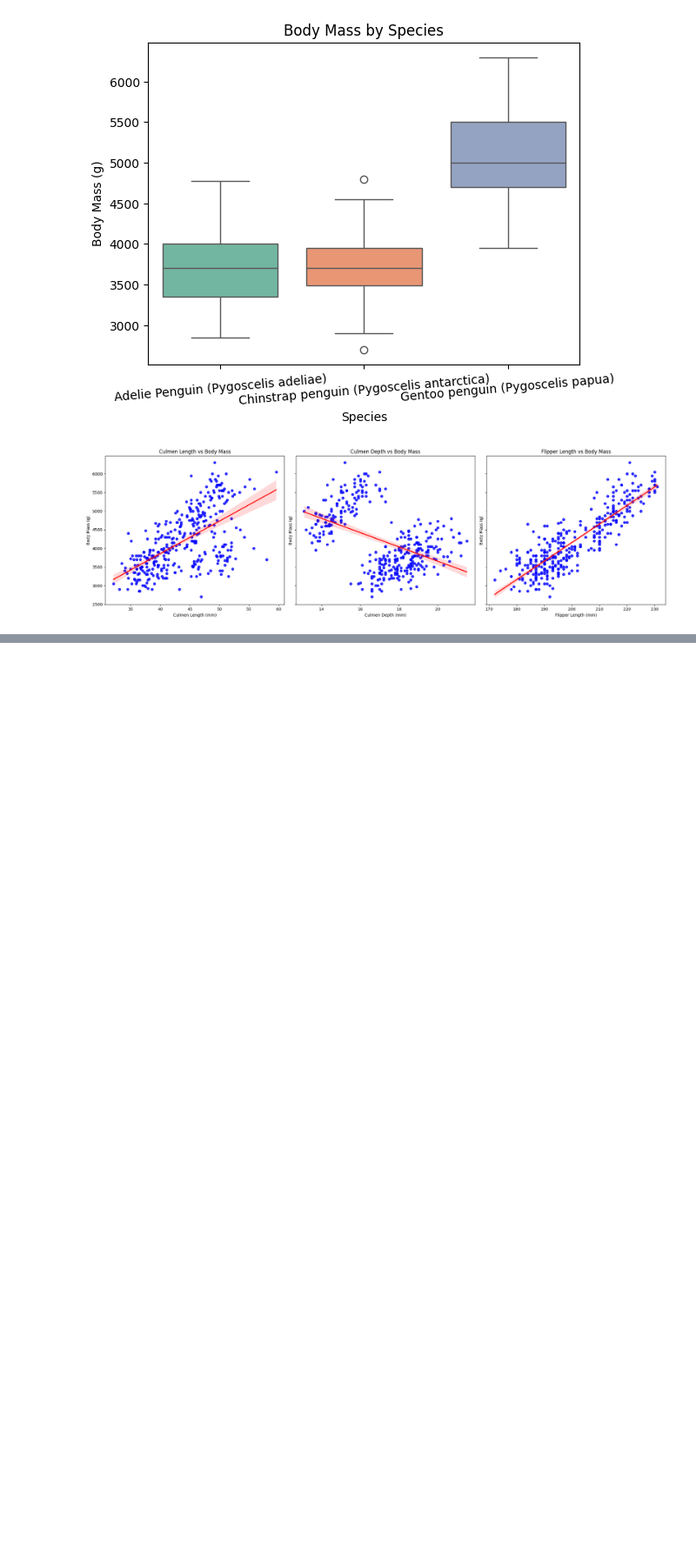
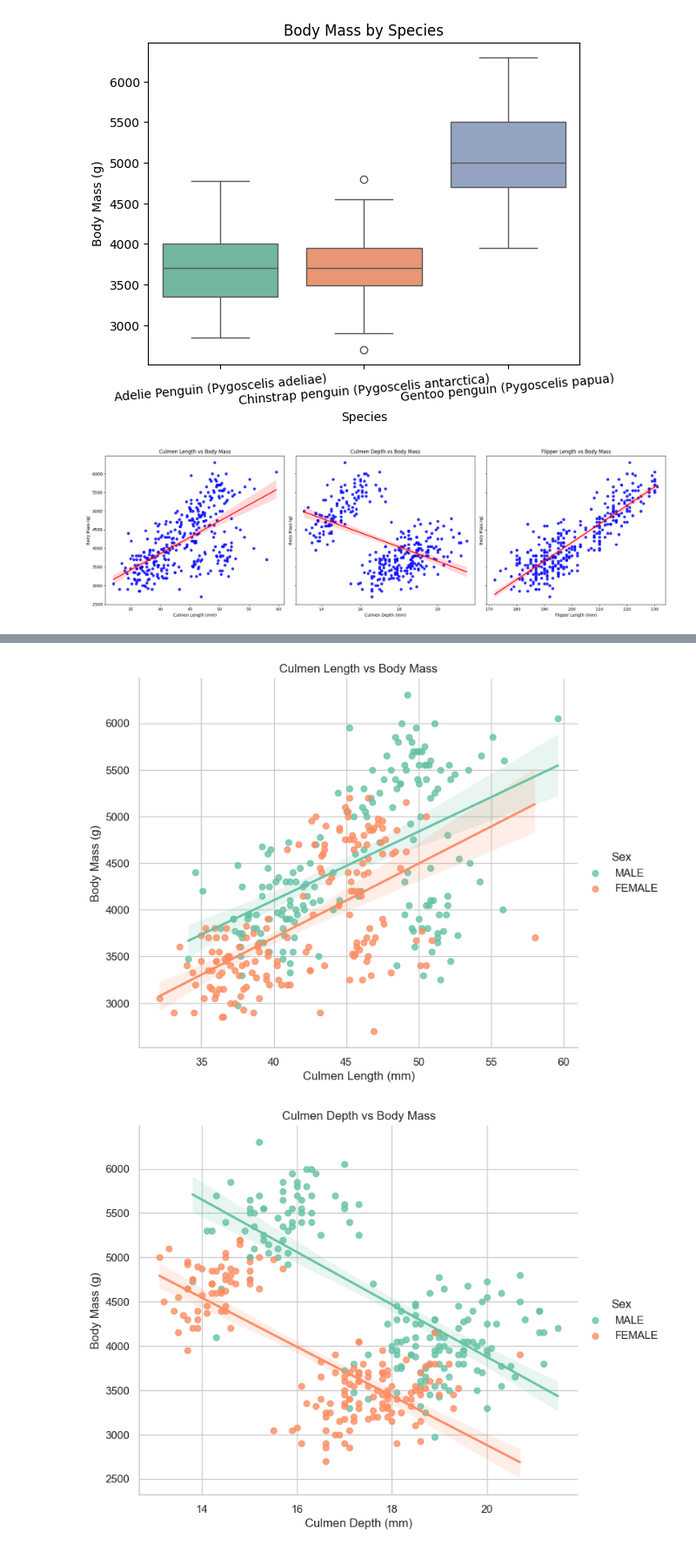
Before and after one commit to G-Bielokozowicz/Palmer-Archipelage-Penguins-Analysis, a Jupyter notebook: main.ipynb, the cells around one changed output, grey strips where cells are left out. Shown at 87% size. Cells and saved outputs as stored; diff of their text form; code cells hidden in the pictures; blank space fills up the shorter version.

```diff
--- a/main.ipynb
+++ b/main.ipynb
@@ -345,0 +419,48 @@ plt.show()
+# %%
+# Regression 1: Culmen Length vs Body Mass
+sns.lmplot(
+    data=df,
+    x="Culmen Length (mm)",
+    y="Body Mass (g)",
+    hue="Sex",
+    palette="Set2",
+    height=6,
+    aspect=1.2
+)
+plt.title("Culmen Length vs Body Mass")
+plt.xlabel("Culmen Length (mm)")
+plt.ylabel("Body Mass (g)")
+plt.show()
+
+# Regression 2: Culmen Depth vs Body Mass
+sns.lmplot(
+    data=df,
+    x="Culmen Depth (mm)",
+    y="Body Mass (g)",
+    hue="Sex",
+    palette="Set2",
+    height=6,
+    aspect=1.2
+)
+plt.title("Culmen Depth vs Body Mass")
+plt.xlabel("Culmen Depth (mm)")
+plt.ylabel("Body Mass (g)")
+plt.show()
+
+# Regression 3: Flipper Length vs Body Mass
+sns.lmplot(
+    data=df,
+    x="Flipper Length (mm)",
+    y="Body Mass (g)",
+    hue="Sex",
+    palette="Set2",
+    height=6,
+    aspect=1.2
+)
+plt.title("Flipper Length vs Body Mass")
+plt.xlabel("Flipper Length (mm)")
+plt.ylabel("Body Mass (g)")
+plt.show()
+# %% [output]
+[figure, added]
+[figure, added]
```
Also changed, not shown: parts of 6 cells of this notebook.
